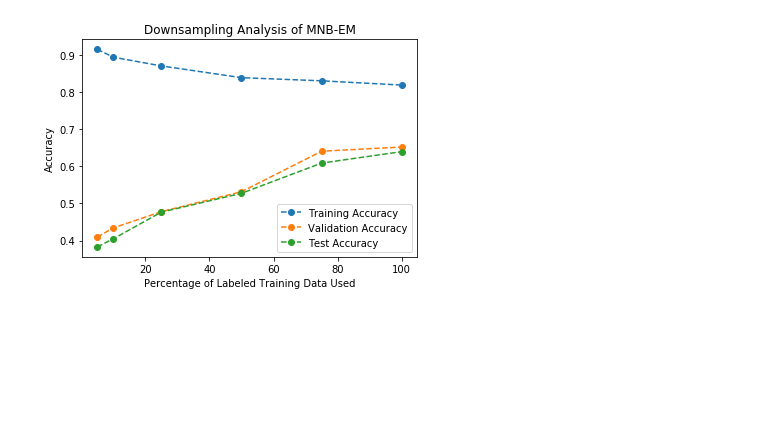
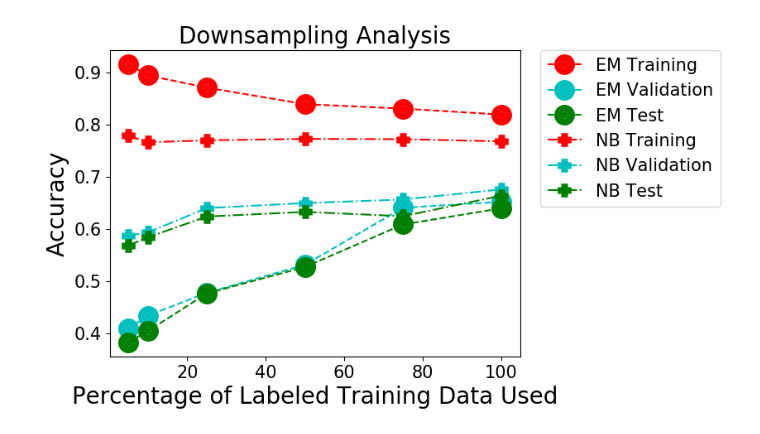
Before and after one commit to chuma9/cs229-project, a Jupyter notebook: code/analyze_downsampled_data.ipynb, the cells around one changed output. Cells and saved outputs as stored; diff of their text form; code cells hidden in the pictures; blank space fills up the shorter version.

Commit message:
add more downsampling results

```diff
--- a/code/analyze_downsampled_data.ipynb
+++ b/code/analyze_downsampled_data.ipynb
@@ -16,14 +16,7 @@ for suf in fileSuffixes:
     trainRes.append(float(sampleTrainRes))
     valRes.append(float(sampleValRes))
     testRes.append(float(sampleTestRes))
+
+trainRes = np.array(trainRes)
+valRes = np.array(valRes)
+testRes = np.array(testRes)
-# %%
-plt.plot(percentages[1:], trainRes[1:], 'o--', label='Training Accuracy')
-plt.plot(percentages[1:], valRes[1:], 'o--', label='Validation Accuracy')
-plt.plot(percentages[1:], testRes[1:], 'o--', label='Test Accuracy')
-plt.legend()
-plt.title('Downsampling Analysis of MNB-EM')
-plt.xlabel('Percentage of Labeled Training Data Used')
-plt.ylabel('Accuracy')
-plt.savefig('../data/downsampling_EM.png')
-# %% [output]
-[figure, removed]
@@ -29,0 +46,27 @@ plt.savefig('../data/downsampling_EM.png')
+# %%
+plt.rcParams.update(plt.rcParamsDefault)
+#plt.rcParams.update({'font.size': 12})
+plt.rcParams['xtick.labelsize']=15
+plt.rcParams['ytick.labelsize']=15
+
+
+plt.plot(percentages[1:], trainRes[1:], 'ro--', label='EM Training', mew=12)
+plt.plot(percentages[1:], valRes[1:], 'co--', label='EM Validation', mew=12)
+plt.plot(percentages[1:], testRes[1:], 'go--', label='EM Test', mew=12)
+
+plt.plot(percentages[1:], controlTrainRes[1:], 'r+-.', label='NB Training', mew=12)
+plt.plot(percentages[1:], controlValRes[1:], 'c+-.', label='NB Validation', mew=12)
+plt.plot(percentages[1:], controlTestRes[1:], 'g+-.', label='NB Test', mew=12)
+
+# plt.plot(percentages[1:], controlTrainRes[1:]-trainRes[1:], 'o--', label='NB Training')
+# plt.plot(percentages[1:], controlValRes[1:]-valRes[1:], 'o--', label='NB Validation')
+# plt.plot(percentages[1:], controlTestRes[1:]-testRes[1:], 'o--', label='NB Test')
+
+plt.legend(bbox_to_anchor=(1.05, 1), loc=2, borderaxespad=0., fontsize=15)
+# plt.legend(fontsize=15)
+plt.title('Downsampling Analysis', fontsize=20)
+plt.xlabel('Percentage of Labeled Training Data Used', fontsize=20)
+plt.ylabel('Accuracy', fontsize=20)
+plt.savefig('../data/downsampling_EM.png')
+# %% [output]
+[figure, added]
```
Also changed, not shown: parts of 1 cell of this notebook, 8 other files.
